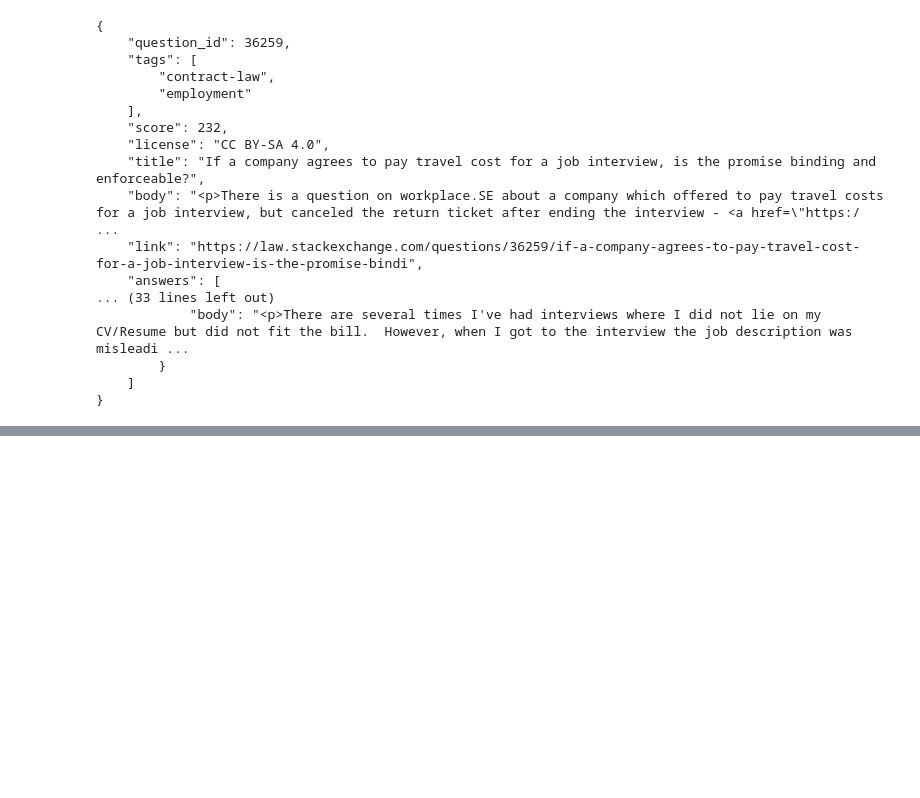
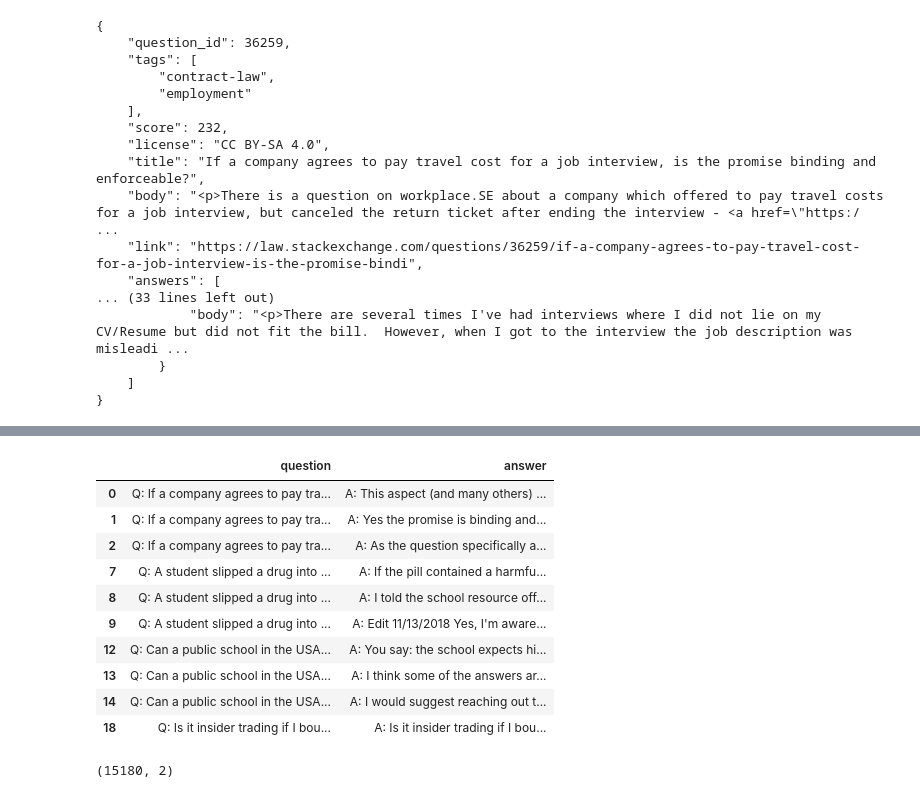
Before and after one commit to Krupique/ai-juris, a Jupyter notebook: notebooks/web-scrapping.ipynb, the cells around one changed output, grey strips where cells are left out. Cells and saved outputs as stored; diff of their text form; code cells hidden in the pictures; blank space fills up the shorter version.

```diff
--- a/notebooks/web-scrapping.ipynb
+++ b/notebooks/web-scrapping.ipynb
@@ -96,7 +97,7 @@ import os
 
 # output_questions_file_name = "law.stackexchange.json"
 output_questions_file_name = "law.stackexchange.json"
-directory = "output_data/"
+directory = "scrapping_data/"
 full_output_path = os.path.join(directory, output_questions_file_name)
 
 with open(full_output_path, "w+") as output:
@@ -106,10 +107,10 @@ with open(full_output_path, "w+") as output:
 # %%
 import os
 
-# file_path = "/content/drive/MyDrive/data/StackExchange/Law/"
+# file_path = "/content/drive/MyDrive/scrapping_data/StackExchange/Law/"
 # file_name = "law.stackexchange.json"
 
-file_path = "output_data/"
+file_path = "scrapping_data/"
 file_name = "law.stackexchange.json"
 
 data = json.load(open(os.path.join(file_path, file_name)))
@@ -172,5 +173,5 @@ for question_item in tqdm(questions):
         question["answers"].append(answer)
 
   questions_data.append(question)
-  sleep(0.5)
+  sleep(0.3)
 # %% [output]
@@ -243,0 +315,23 @@ print(json.dumps(questions_answers[0], indent=4))
+# %%
+df_output = df_qa.loc[df_qa['row_number_score'] <= 3, ['question_complete', 'answer_body']]
+df_output = df_output.rename(columns={'question_complete': 'question', 'answer_body': 'answer'})
+
+display(df_output.head(10))
+
+df_output.to_csv('data/input_dataset.csv', index=False)
+# %% [output]
+|  | question | answer |
+| 0 | Q: If a company agrees to pay tra... | A: This aspect (and many others) ... |
+| 1 | Q: If a company agrees to pay tra... | A: Yes the promise is binding and... |
+| 2 | Q: If a company agrees to pay tra... | A: As the question specifically a... |
+| 7 | Q: A student slipped a drug into ... | A: If the pill contained a harmfu... |
+| 8 | Q: A student slipped a drug into ... | A: I told the school resource off... |
+| 9 | Q: A student slipped a drug into ... | A: Edit 11/13/2018 Yes, I'm aware... |
+| 12 | Q: Can a public school in the USA... | A: You say: the school expects hi... |
+| 13 | Q: Can a public school in the USA... | A: I think some of the answers ar... |
+| 14 | Q: Can a public school in the USA... | A: I would suggest reaching out t... |
+| 18 | Q: Is it insider trading if I bou... | A: Is it insider trading if I bou... |
+# %%
+df_output.shape
+# %% [output]
+(15180, 2)
```
Also changed, not shown: parts of 11 cells of this notebook.
